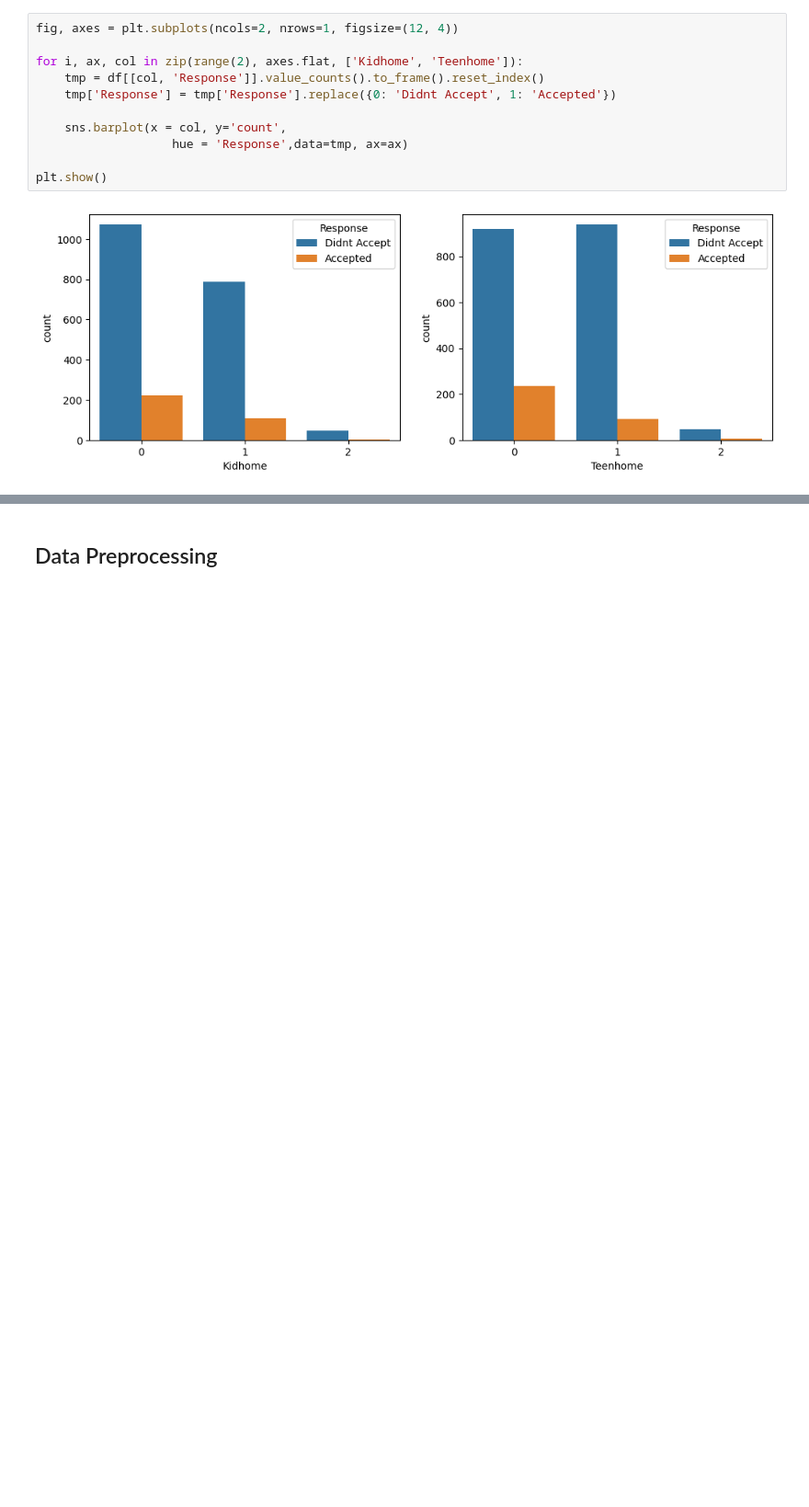
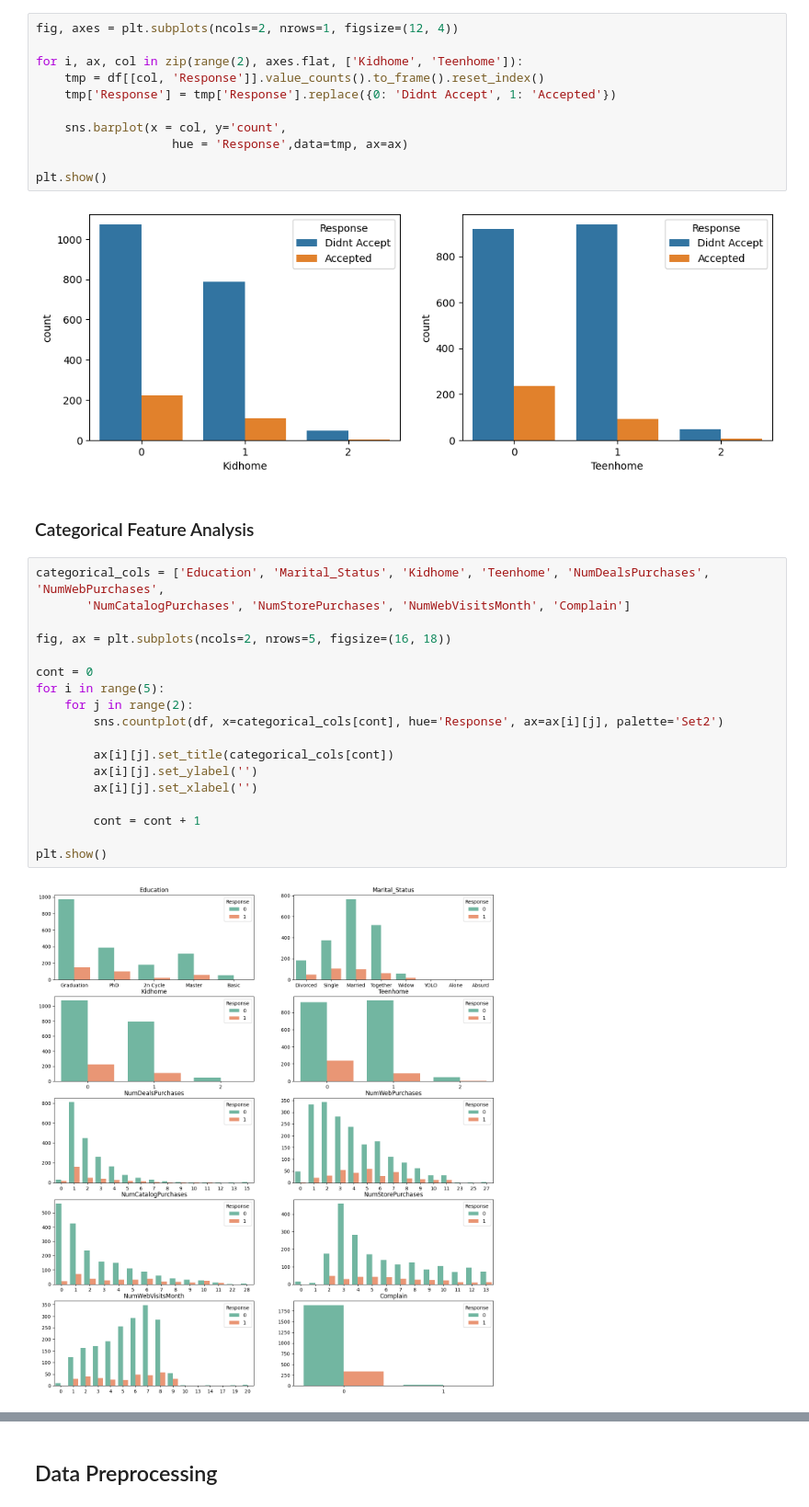
Before and after one commit to angelodelapaz/CustomerReesponsePredictionModel, a Jupyter notebook: copy1.ipynb, the cells around one changed output, grey strips where cells are left out. Shown: that part at 92% size. Saved outputs shown, nothing was run; the diff lists cells and outputs as text; blank space fills up the shorter version.

```diff
--- a/copy1.ipynb
+++ b/copy1.ipynb
@@ -161,3 +200,25 @@ for i, ax, col in zip(range(2), axes.flat, ['Kidhome', 'Teenhome']):
 plt.show()
 # %% [output]
 [figure]
+# %% [markdown]
+### Categorical Feature Analysis
+# %%
+categorical_cols = ['Education', 'Marital_Status', 'Kidhome', 'Teenhome', 'NumDealsPurchases', 'NumWebPurchases',
+       'NumCatalogPurchases', 'NumStorePurchases', 'NumWebVisitsMonth', 'Complain']
+
+fig, ax = plt.subplots(ncols=2, nrows=5, figsize=(16, 18))
+
+cont = 0
+for i in range(5):
+    for j in range(2):
+        sns.countplot(df, x=categorical_cols[cont], hue='Response', ax=ax[i][j], palette='Set2')
+
+        ax[i][j].set_title(categorical_cols[cont])
+        ax[i][j].set_ylabel('')
+        ax[i][j].set_xlabel('')
+
+        cont = cont + 1
+
+plt.show()
+# %% [output]
+[figure, added]
```
Also changed, not shown: parts of 34 cells of this notebook.
